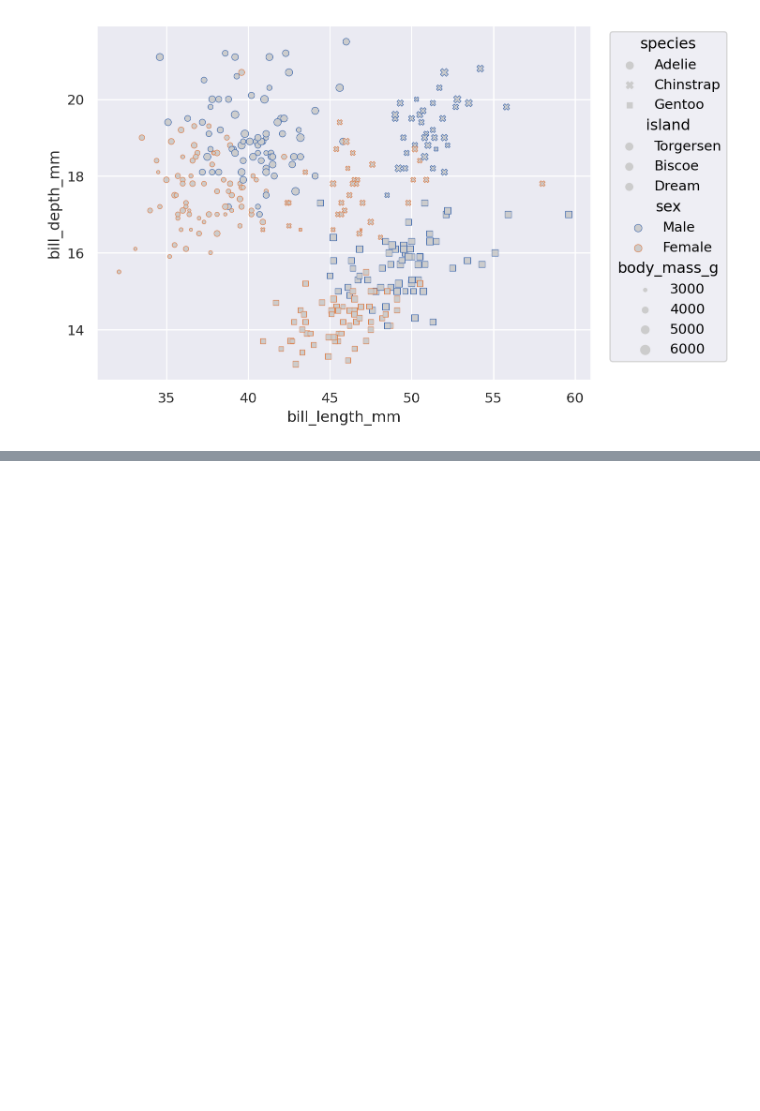
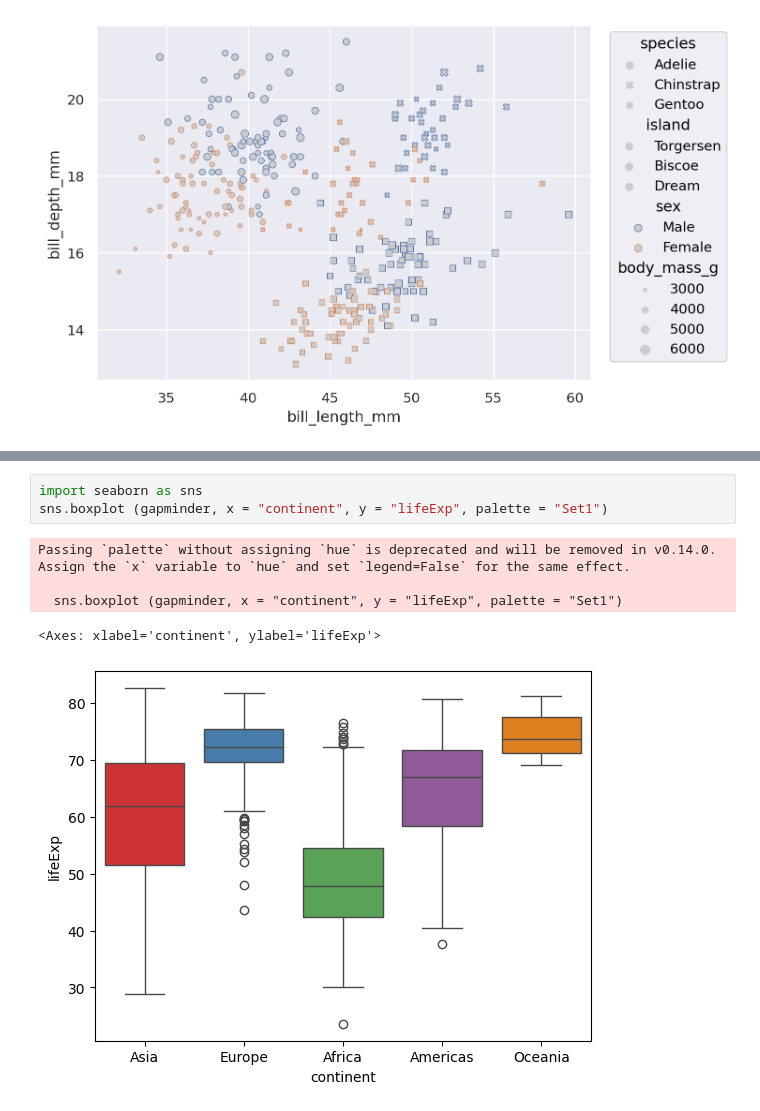
Before and after one commit to sebagarraffo/UBA-LaboDeDatos, a Jupyter notebook: GARRAFFO[3RA_GUIA].ipynb, the cells around one changed output, grey strips where cells are left out. Saved outputs shown, nothing was run; the diff lists cells and outputs as text; blank space fills up the shorter version.

```diff
--- a/GARRAFFO[3RA_GUIA].ipynb
+++ b/GARRAFFO[3RA_GUIA].ipynb
@@ -170,0 +196,9 @@ np.float64(5076.016260162602)
+# %%
+import seaborn as sns
+sns.boxplot (gapminder, x = "continent", y = "lifeExp", palette = "Set1")
+# %% [output]
+Passing `palette` without assigning `hue` is deprecated and will be removed in v0.14.0. Assign the `x` variable to `hue` and set `legend=False` for the same effect.
+
+  sns.boxplot (gapminder, x = "continent", y = "lifeExp", palette = "Set1")
+<Axes: xlabel='continent', ylabel='lifeExp'>
+[figure, added]
```
Also changed, not shown: parts of 4 cells of this notebook.
